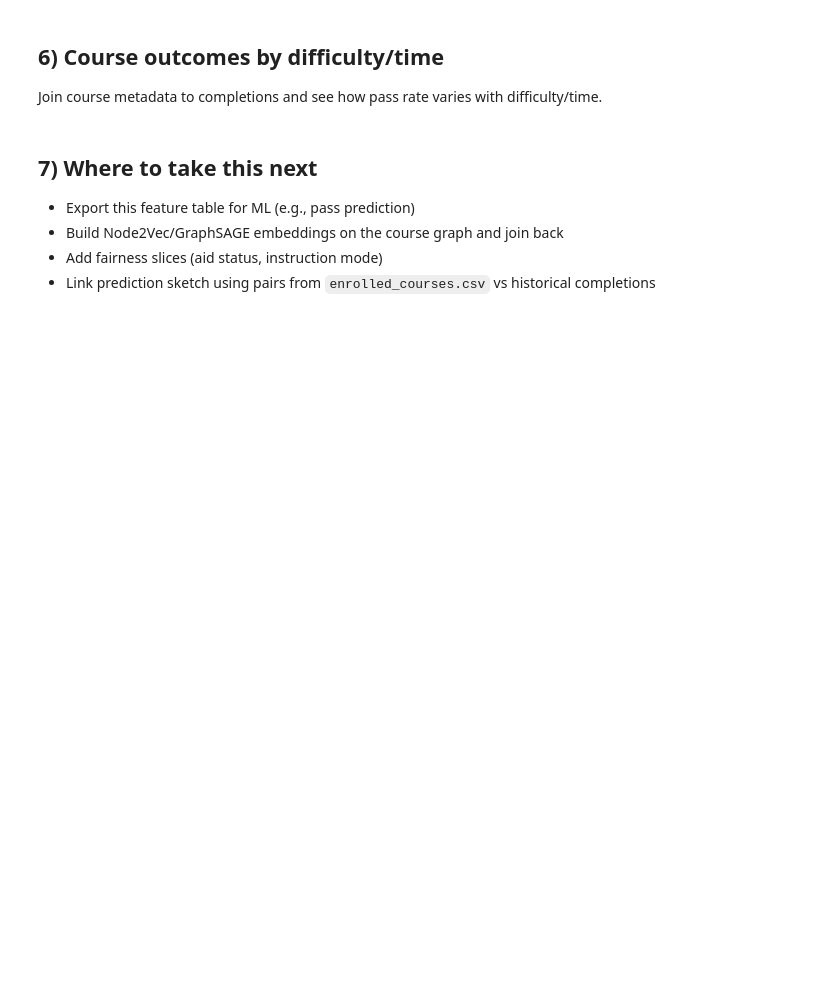
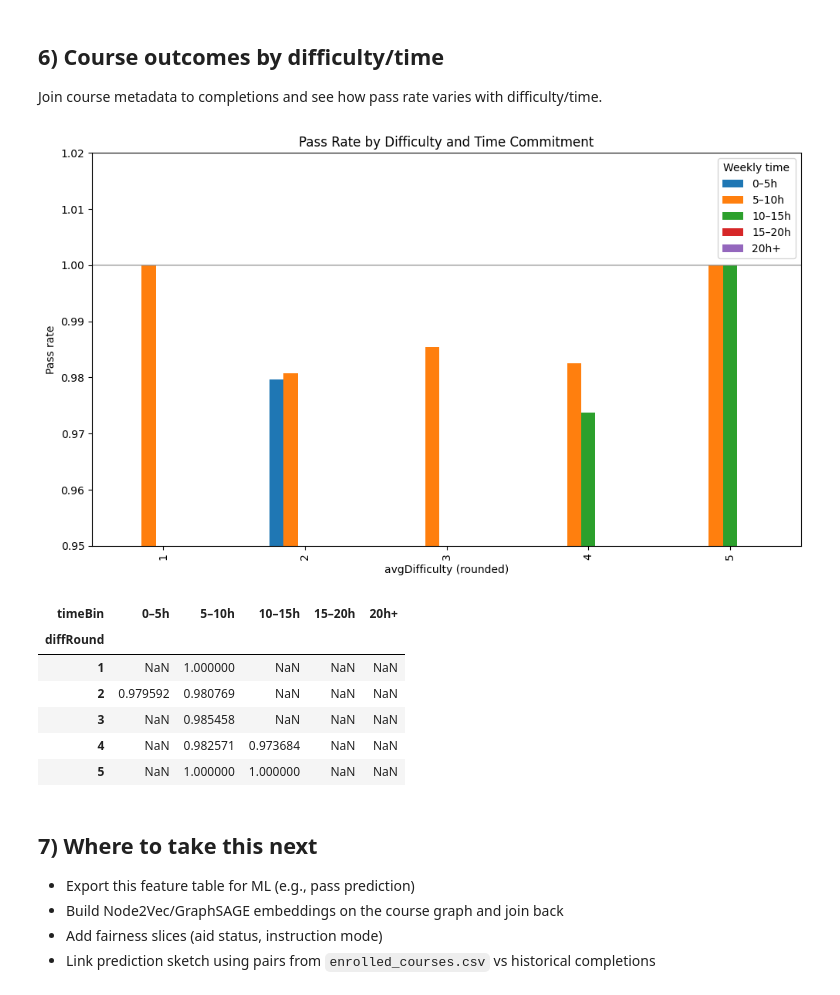
Before and after one commit to ncorcoran771/KnowYourUni_, a Jupyter notebook: backend/data_init_prep.ipynb, the cells around one changed output. Drawn from its saved outputs; the diff is of its cells as text; code cells hidden in the pictures; blank space fills up the shorter version.

```diff
--- a/backend/data_init_prep.ipynb
+++ b/backend/data_init_prep.ipynb
@@ -199,3 +255,81 @@ agg_pivot.fillna(0).plot(kind='bar'); plt.title('Pass Rate by Difficulty and Tim
+# %%
+# --- Pass rate by course difficulty & time commitment (robust) ---
+
+# 1) Normalize course columns to friendly names
+cdf = courses_df.copy()
+rename_map = {
+    'id:ID(Course)': 'courseId',
+    'avgDifficulty:float': 'avgDifficulty',
+    'avgTimeCommitment:int': 'avgTimeCommitment',
+    'avgTimeCommitment:float': 'avgTimeCommitment',
+}
+cdf = cdf.rename(columns={k:v for k,v in rename_map.items() if k in cdf.columns})
+if 'courseId' not in cdf.columns:
+    cdf = cdf.rename(columns={'id':'courseId'})
+
+# 2) Ensure completed_df already has 'courseId' (earlier we normalized START/END IDs).
+# If not, uncomment the lines below:
+# if ':END_ID(Course)' in completed_df.columns:
+#     completed_df = completed_df.rename(columns={':END_ID(Course)':'courseId'})
+# if ':START_ID(Student)' in completed_df.columns:
+#     completed_df = completed_df.rename(columns={':START_ID(Student)':'studentId'})
+
+# 3) Coerce numeric columns (errors='coerce' turns bad values into NaN)
+for col in ['avgDifficulty','avgTimeCommitment']:
+    if col in cdf.columns:
+        cdf[col] = pd.to_numeric(cdf[col], errors='coerce')
+
+# 4) Merge completions with course metadata
+cols_needed = ['courseId','avgDifficulty','avgTimeCommitment']
+missing_cols = [c for c in cols_needed if c not in cdf.columns]
+assert not missing_cols, f"courses_df is missing: {missing_cols}"
+tmp = completed_df.merge(cdf[cols_needed], on='courseId', how='left')
+
+# 5) Build pass/fail
+pass_grades = {'A', 'A-', 'B+', 'B', 'B-', 'C+', 'C', 'C-', 'D+', 'D', 'D-'}
+tmp['passed'] = tmp['grade'].isin(pass_grades).astype(int)
+
+# 6) Drop rows with missing difficulty or time (or choose to fill with medians)
+tmp = tmp.dropna(subset=['avgDifficulty','avgTimeCommitment'])
+
+# 7) Create interpretable time bins
+bins = [0, 5, 10, 15, 20, np.inf]
+labels = ['0–5h', '5–10h', '10–15h', '15–20h', '20h+']
+tmp['timeBin'] = pd.cut(tmp['avgTimeCommitment'], bins=bins, labels=labels, right=False, include_lowest=True)
+
+# 8) Aggregate pass rate by (difficulty, time bin)
+# Round difficulty so bars aren’t too granular (optional)
+tmp['diffRound'] = tmp['avgDifficulty'].round(1)
+agg = (tmp
+       .groupby(['diffRound','timeBin'], observed=False)['passed']
+       .mean()
+       .reset_index())
+
+# 9) Pivot for plotting
+agg_pivot = agg.pivot(index='diffRound', columns='timeBin', values='passed').sort_index()
+
+# 10) Plot
+ax = agg_pivot.fillna(0).plot(kind='bar', figsize=(10,6))
+ax.set_title('Pass Rate by Difficulty and Time Commitment')
+ax.set_xlabel('avgDifficulty (rounded)')
+ax.set_ylabel('Pass rate')
+ax.legend(title='Weekly time')
+plt.tight_layout()
+plt.axhline(1.0, c='gray', alpha=0.5)
+plt.ylim(0.95,1.02)
+plt.show()
+
+# Optional: quick sanity peek
+display(agg_pivot.head())
+# %% [output]
+[figure, added]
+| timeBin | 0–5h | 5–10h | 10–15h | 15–20h | 20h+ |
+| diffRound |  |  |  |  |  |
+| 1 | NaN | 1.000000 | NaN | NaN | NaN |
+| 2 | 0.979592 | 0.980769 | NaN | NaN | NaN |
+| 3 | NaN | 0.985458 | NaN | NaN | NaN |
+| 4 | NaN | 0.982571 | 0.973684 | NaN | NaN |
+| 5 | NaN | 1.000000 | 1.000000 | NaN | NaN |
 # %% [markdown]
 ## 7) Where to take this next
 - Export this feature table for ML (e.g., pass prediction)
```
Also changed, not shown: parts of 11 cells of this notebook.
